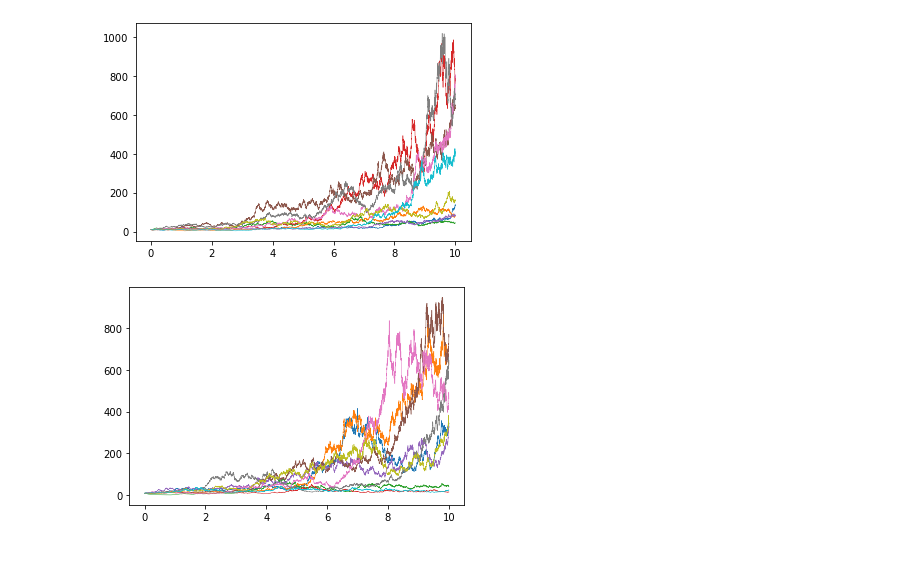
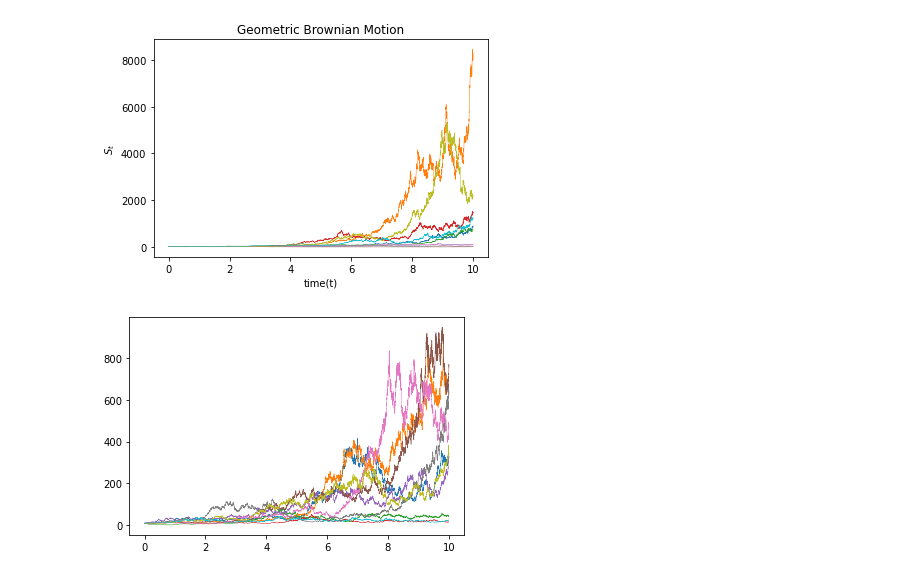
Before and after one commit to zzzyq1222/fBm, a Jupyter notebook: ApproximateSolution/Euler_method_approximation.ipynb, the cells around one changed output. Drawn from its saved outputs; the diff is of its cells as text; code cells hidden in the pictures.

Commit message:
visualize GBM and Bm with drift and diffusion

```diff
--- a/ApproximateSolution/Euler_method_approximation.ipynb
+++ b/ApproximateSolution/Euler_method_approximation.ipynb
@@ -28,9 +30,19 @@ S0 = 10
 # %%
 # Euler-Maruyama method
 gbm = em.simulateGBM(mu, sigma, S0)
-utils.draw_n_paths(n, timespan, interval, gbm)
+# utils.draw_n_paths(n, timespan, interval, gbm, 'time(t)', 'y')
+fig, ax = plt.subplots()
+x = np.linspace(0, timespan, int(timespan / interval))
+for i in range(n):
+    y = gbm[i]
+    ax.plot(x, y, linewidth=0.5)
+plt.xlabel('time(t)')
+plt.ylabel('$S_t$')
+plt.title('Geometric Brownian Motion')
+# plt.savefig('../figs/GBM.pdf')
+plt.show()
 # %% [output]
-[figure, old version]
+[figure, new version]
 # %%
 # refined Euler method
 gbm_refined = em.simulateGBMRefined(mu, sigma, S0)
```
Also changed, not shown: parts of 4 cells of this notebook, 3 other files.
